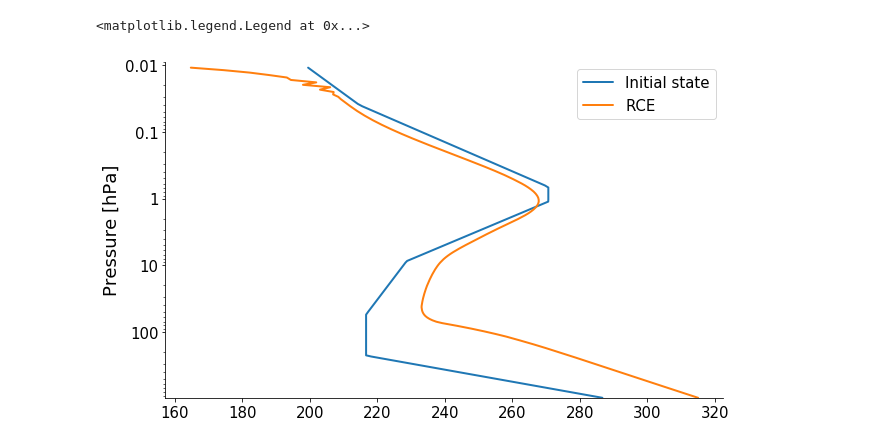
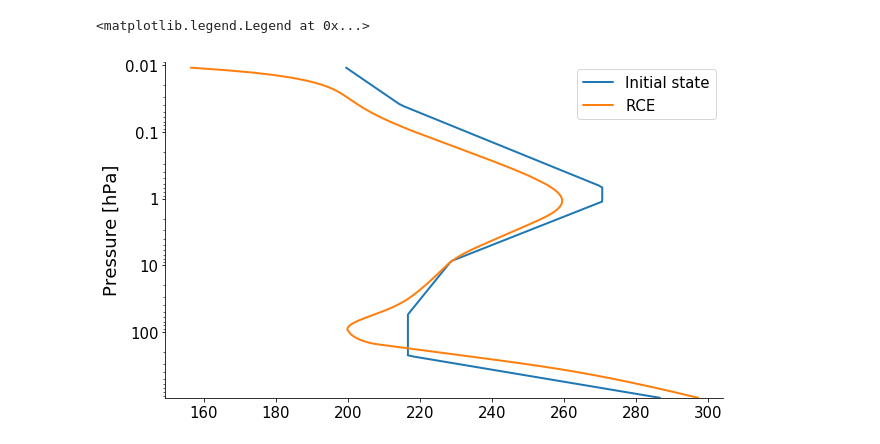
Before and after one commit to atmtools/konrad, a Jupyter notebook: tutorials/simple_rce.ipynb, the cells around one changed output. Drawn from its saved outputs; the diff is of its cells as text; code cells hidden in the pictures.

Commit message:
+humidity profile for rce init in simple_rce.ipynb

```diff
--- a/tutorials/simple_rce.ipynb
+++ b/tutorials/simple_rce.ipynb
@@ -20,7 +20,8 @@ plots.profile_p_log(atmosphere['plev'], atmosphere['T'][-1, :], label='Initial s
 rce = konrad.RCE(
     atmosphere,
     radiation=konrad.radiation.RRTMG(),  # Use RRTMG radiation scheme.
-    humidity=konrad.humidity.FixedRH(rh_func=konrad.)
+    humidity = konrad.humidity.FixedRH(rh_func=konrad.humidity.HeightConstant()),
+                            #Add a relative humidity profile preserved under temperature changes
     convection=konrad.convection.HardAdjustment(),  # Perform a hard convective adjustment.
     lapserate=konrad.lapserate.MoistLapseRate(),  # Adjust towards a moist adiabat.
     timestep='16h',  # Set timestep in model time.
@@ -52,2 +53,2 @@ RCE(
 <matplotlib.legend.Legend at 0x...>
-[figure, old version]
+[figure, new version]
```
Also changed, not shown: parts of 1 cell of this notebook.
